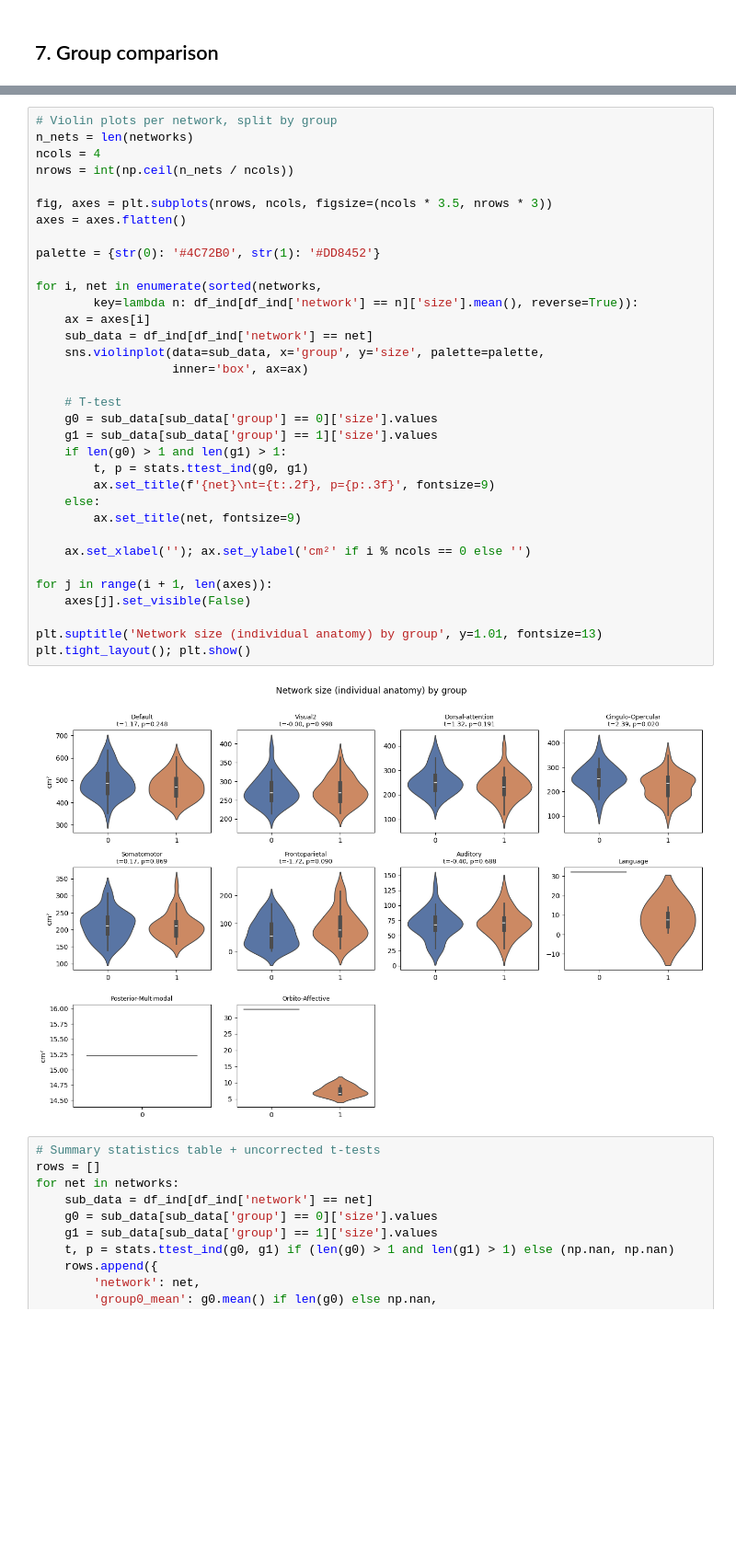
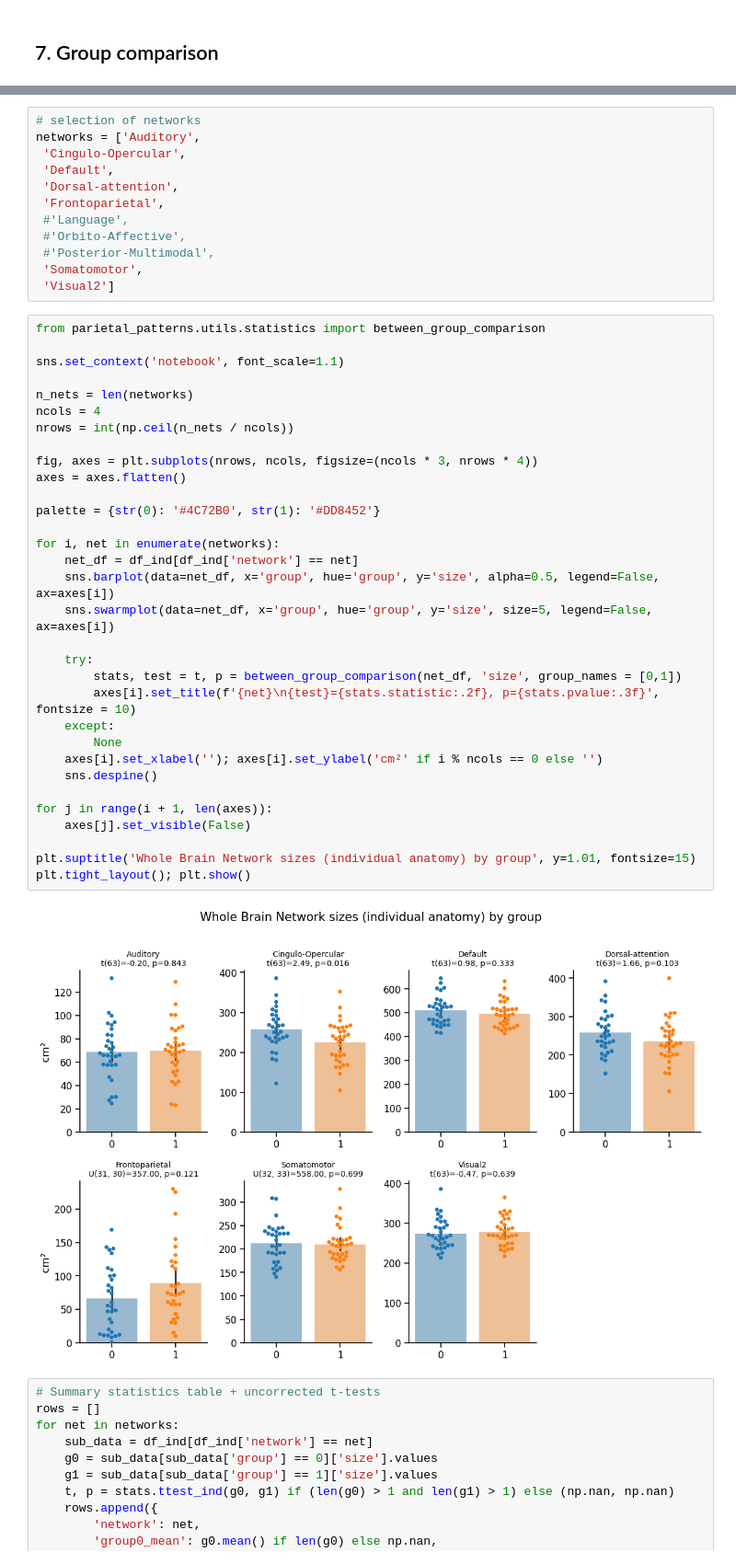
Before and after one commit to mrenke/parietal_patterns, a Jupyter notebook: nets_PFM/network_size_analysis.ipynb, the cells around one changed output, grey strips where cells are left out. Shown at 92% size. Cells and saved outputs as stored; diff of their text form; blank space fills up the shorter version.

```diff
--- a/nets_PFM/network_size_analysis.ipynb
+++ b/nets_PFM/network_size_analysis.ipynb
@@ -293,39 +293,49 @@ Group counts: {1: 32, 0: 30}
+# %%
+# selection of networks
+networks = ['Auditory',
+ 'Cingulo-Opercular',
+ 'Default',
+ 'Dorsal-attention',
+ 'Frontoparietal',
+ #'Language',
+ #'Orbito-Affective',
+ #'Posterior-Multimodal',
+ 'Somatomotor',
+ 'Visual2']
 # %%
-# Violin plots per network, split by group
+from parietal_patterns.utils.statistics import between_group_comparison
+
+sns.set_context('notebook', font_scale=1.1)
+
 n_nets = len(networks)
 ncols = 4
 nrows = int(np.ceil(n_nets / ncols))
 
-fig, axes = plt.subplots(nrows, ncols, figsize=(ncols * 3.5, nrows * 3))
+fig, axes = plt.subplots(nrows, ncols, figsize=(ncols * 3, nrows * 4))
 axes = axes.flatten()
 
 palette = {str(0): '#4C72B0', str(1): '#DD8452'}
 
-for i, net in enumerate(sorted(networks,
-        key=lambda n: df_ind[df_ind['network'] == n]['size'].mean(), reverse=True)):
-    ax = axes[i]
-    sub_data = df_ind[df_ind['network'] == net]
-    sns.violinplot(data=sub_data, x='group', y='size', palette=palette,
-                   inner='box', ax=ax)
+for i, net in enumerate(networks):
+    net_df = df_ind[df_ind['network'] == net]
+    sns.barplot(data=net_df, x='group', hue='group', y='size', alpha=0.5, legend=False, ax=axes[i])
+    sns.swarmplot(data=net_df, x='group', hue='group', y='size', size=5, legend=False, ax=axes[i])
 
-    # T-test
-    g0 = sub_data[sub_data['group'] == 0]['size'].values
-    g1 = sub_data[sub_data['group'] == 1]['size'].values
-    if len(g0) > 1 and len(g1) > 1:
-        t, p = stats.ttest_ind(g0, g1)
-        ax.set_title(f'{net}\nt={t:.2f}, p={p:.3f}', fontsize=9)
-    else:
-        ax.set_title(net, fontsize=9)
-
-    ax.set_xlabel(''); ax.set_ylabel('cm²' if i % ncols == 0 else '')
+    try:
+        stats, test = t, p = between_group_comparison(net_df, 'size', group_names = [0,1])
+        axes[i].set_title(f'{net}\n{test}={stats.statistic:.2f}, p={stats.pvalue:.3f}', fontsize = 10)
+    except:
+        None
+    axes[i].set_xlabel(''); axes[i].set_ylabel('cm²' if i % ncols == 0 else '')
+    sns.despine()
 
 for j in range(i + 1, len(axes)):
     axes[j].set_visible(False)
 
-plt.suptitle('Network size (individual anatomy) by group', y=1.01, fontsize=13)
+plt.suptitle('Whole Brain Network sizes (individual anatomy) by group', y=1.01, fontsize=15)
 plt.tight_layout(); plt.show()
 # %% [output]
-[figure, old version]
+[figure, new version]
 # %%
 # Summary statistics table + uncorrected t-tests
 rows = []
```
Also changed, not shown: parts of 4 cells of this notebook, 9 other files.
